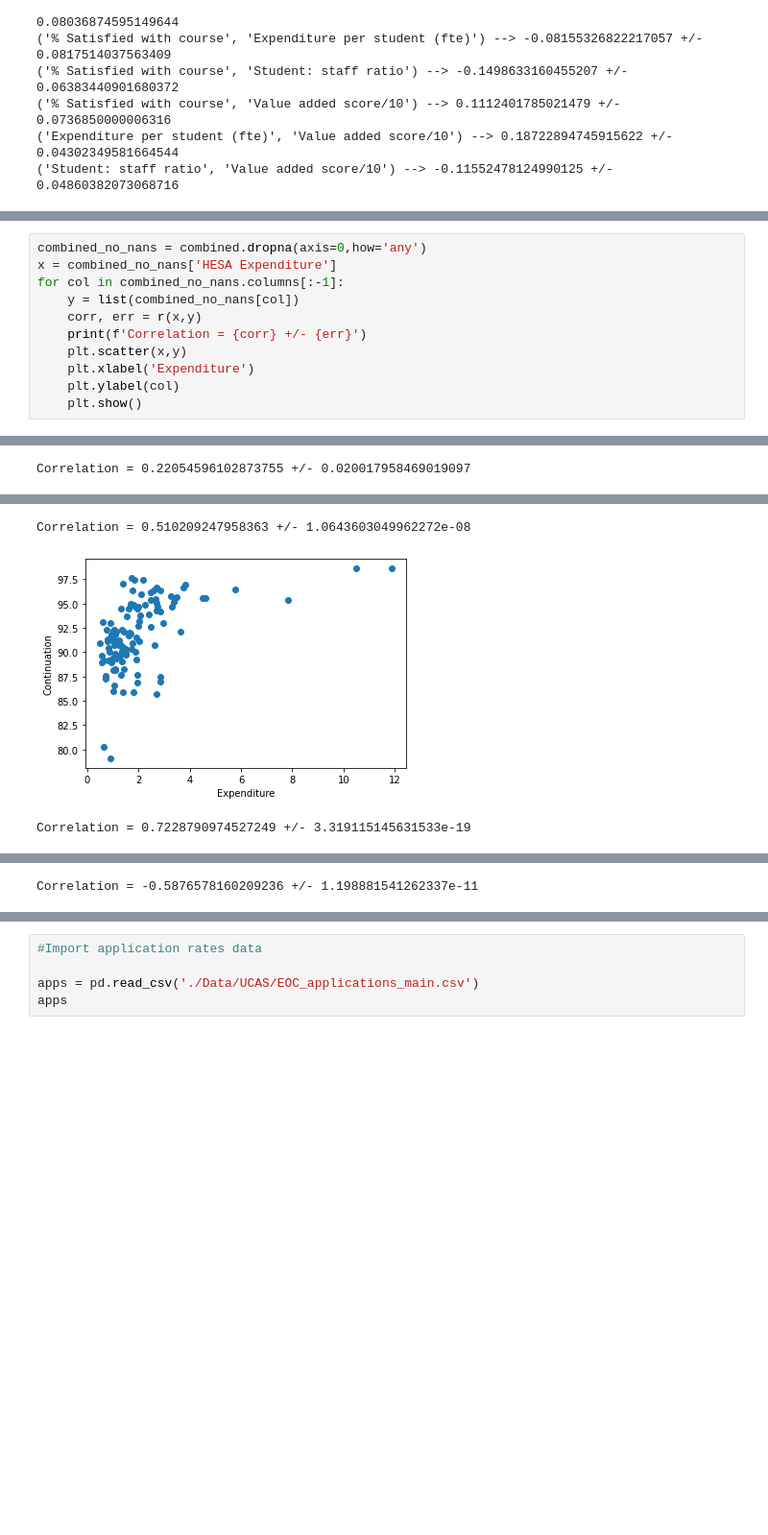
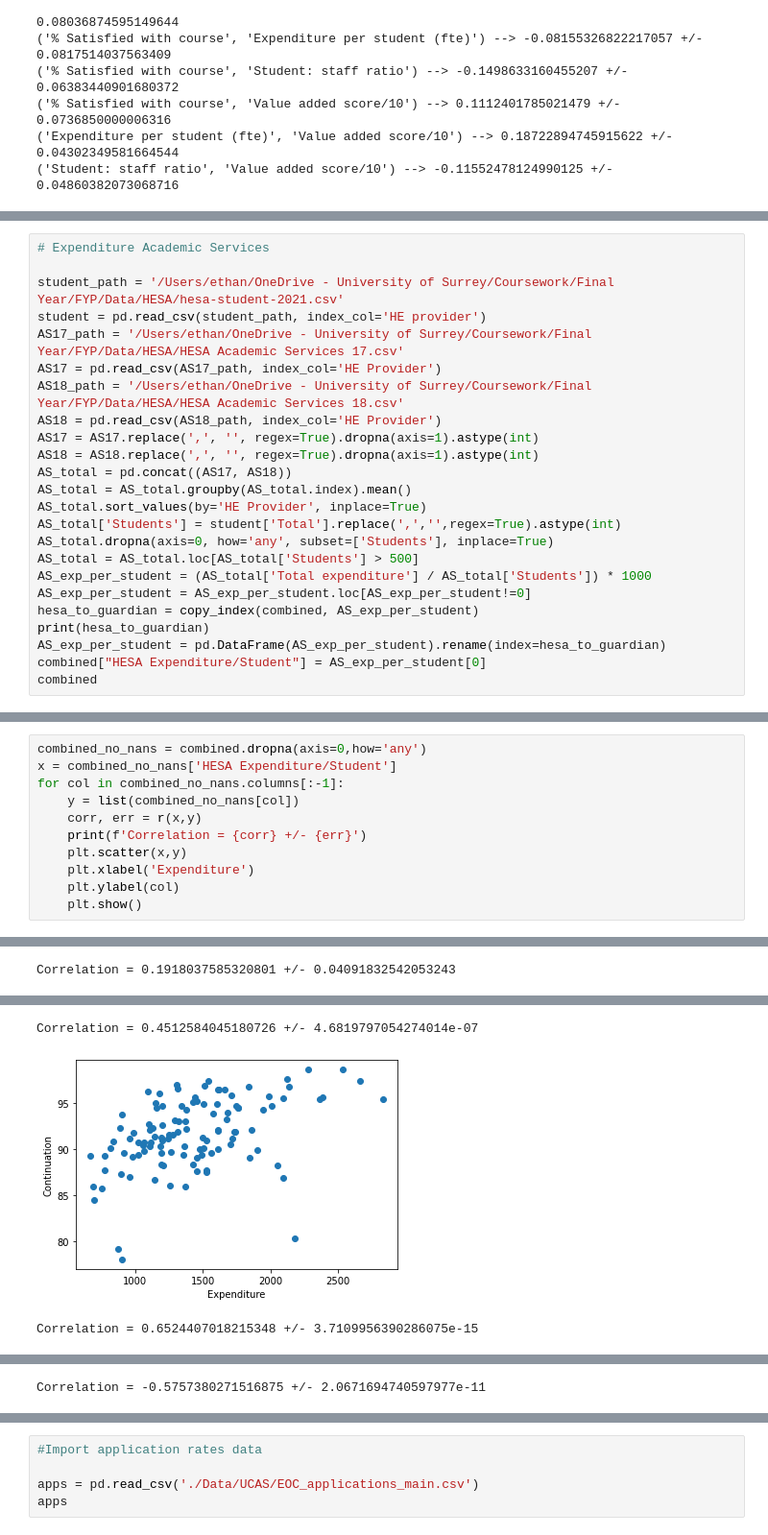
Before and after one commit to ethanhinton/University-League-Tables, a Jupyter notebook: correlation.ipynb, the cells around one changed output, grey strips where cells are left out. Shown at 96% size. Saved outputs shown, nothing was run; the diff lists cells and outputs as text; blank space fills up the shorter version.

```diff
--- a/correlation.ipynb
+++ b/correlation.ipynb
@@ -185,0 +171,24 @@ combined.head()
+# %%
+# Expenditure Academic Services
+
+student_path = '/Users/ethan/OneDrive - University of Surrey/Coursework/Final Year/FYP/Data/HESA/hesa-student-2021.csv'
+student = pd.read_csv(student_path, index_col='HE provider')
+AS17_path = '/Users/ethan/OneDrive - University of Surrey/Coursework/Final Year/FYP/Data/HESA/HESA Academic Services 17.csv'
+AS17 = pd.read_csv(AS17_path, index_col='HE Provider')
+AS18_path = '/Users/ethan/OneDrive - University of Surrey/Coursework/Final Year/FYP/Data/HESA/HESA Academic Services 18.csv'
+AS18 = pd.read_csv(AS18_path, index_col='HE Provider')
+AS17 = AS17.replace(',', '', regex=True).dropna(axis=1).astype(int)
+AS18 = AS18.replace(',', '', regex=True).dropna(axis=1).astype(int)
+AS_total = pd.concat((AS17, AS18))
+AS_total = AS_total.groupby(AS_total.index).mean()
+AS_total.sort_values(by='HE Provider', inplace=True)
+AS_total['Students'] = student['Total'].replace(',','',regex=True).astype(int)
+AS_total.dropna(axis=0, how='any', subset=['Students'], inplace=True)
+AS_total = AS_total.loc[AS_total['Students'] > 500]
+AS_exp_per_student = (AS_total['Total expenditure'] / AS_total['Students']) * 1000
+AS_exp_per_student = AS_exp_per_student.loc[AS_exp_per_student!=0]
+hesa_to_guardian = copy_index(combined, AS_exp_per_student)
+print(hesa_to_guardian)
+AS_exp_per_student = pd.DataFrame(AS_exp_per_student).rename(index=hesa_to_guardian)
+combined["HESA Expenditure/Student"] = AS_exp_per_student[0]
+combined
@@ -186,6 +226,6 @@ combined.head()
 # %%
 combined_no_nans = combined.dropna(axis=0,how='any')
-x = combined_no_nans['HESA Expenditure']
+x = combined_no_nans['HESA Expenditure/Student']
 for col in combined_no_nans.columns[:-1]:
     y = list(combined_no_nans[col])
     corr, err = r(x,y)
@@ -200 +240 @@ Correlation = 0.3294182861092148 +/- 0.0004148957354395089
-Correlation = 0.22054596102873755 +/- 0.020017958469019097
+Correlation = 0.1918037585320801 +/- 0.04091832542053243
@@ -202,3 +242,3 @@ Correlation = 0.22054596102873755 +/- 0.020017958469019097
-Correlation = 0.510209247958363 +/- 1.0643603049962272e-08
+Correlation = 0.4512584045180726 +/- 4.6819797054274014e-07
-[figure, old version]
+[figure, new version]
-Correlation = 0.7228790974527249 +/- 3.319115145631533e-19
+Correlation = 0.6524407018215348 +/- 3.7109956390286075e-15
@@ -206 +246 @@ Correlation = 0.7228790974527249 +/- 3.319115145631533e-19
-Correlation = -0.5876578160209236 +/- 1.198881541262337e-11
+Correlation = -0.5757380271516875 +/- 2.0671694740597977e-11
```
Also changed, not shown: parts of 9 cells of this notebook, 2 other files.
